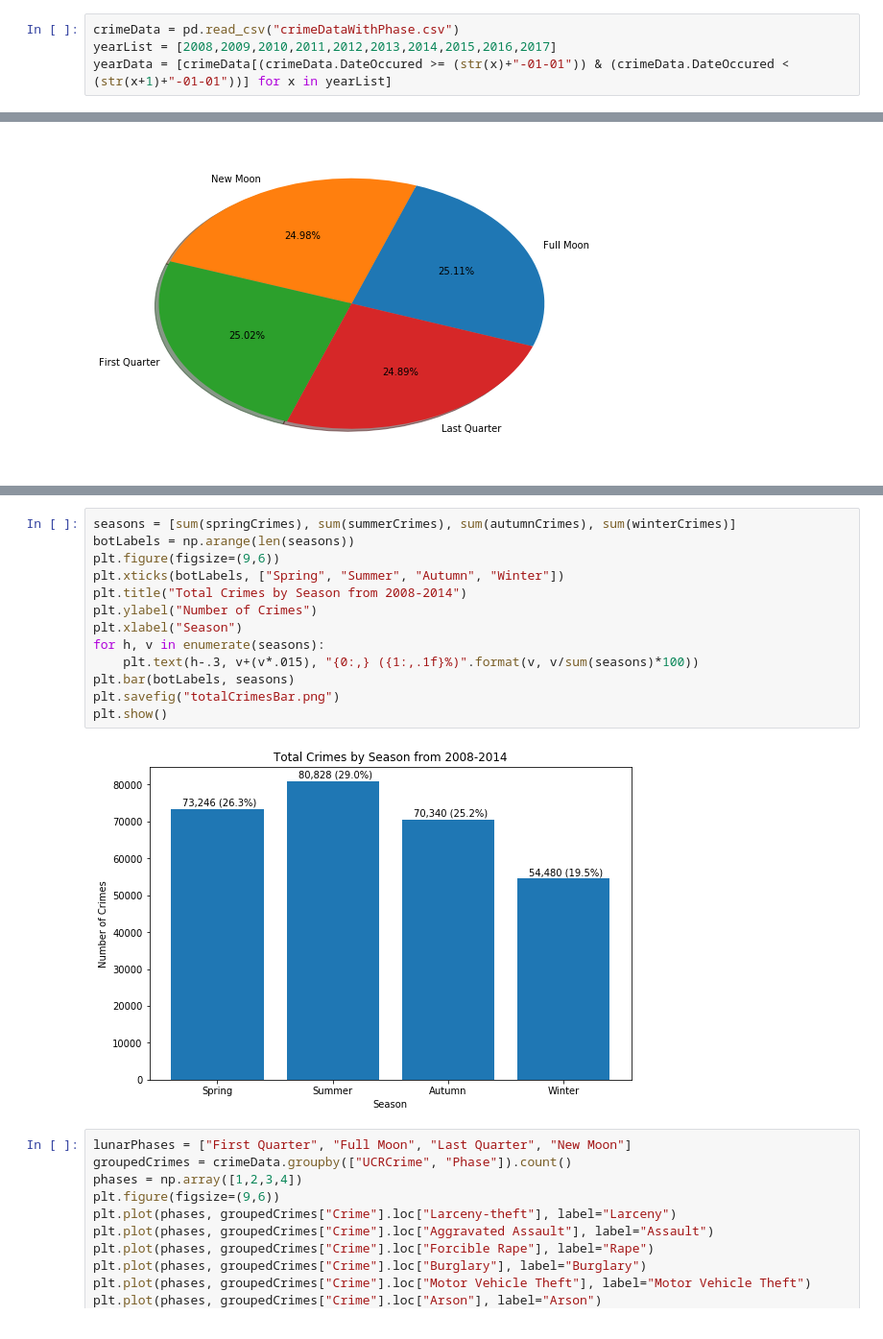
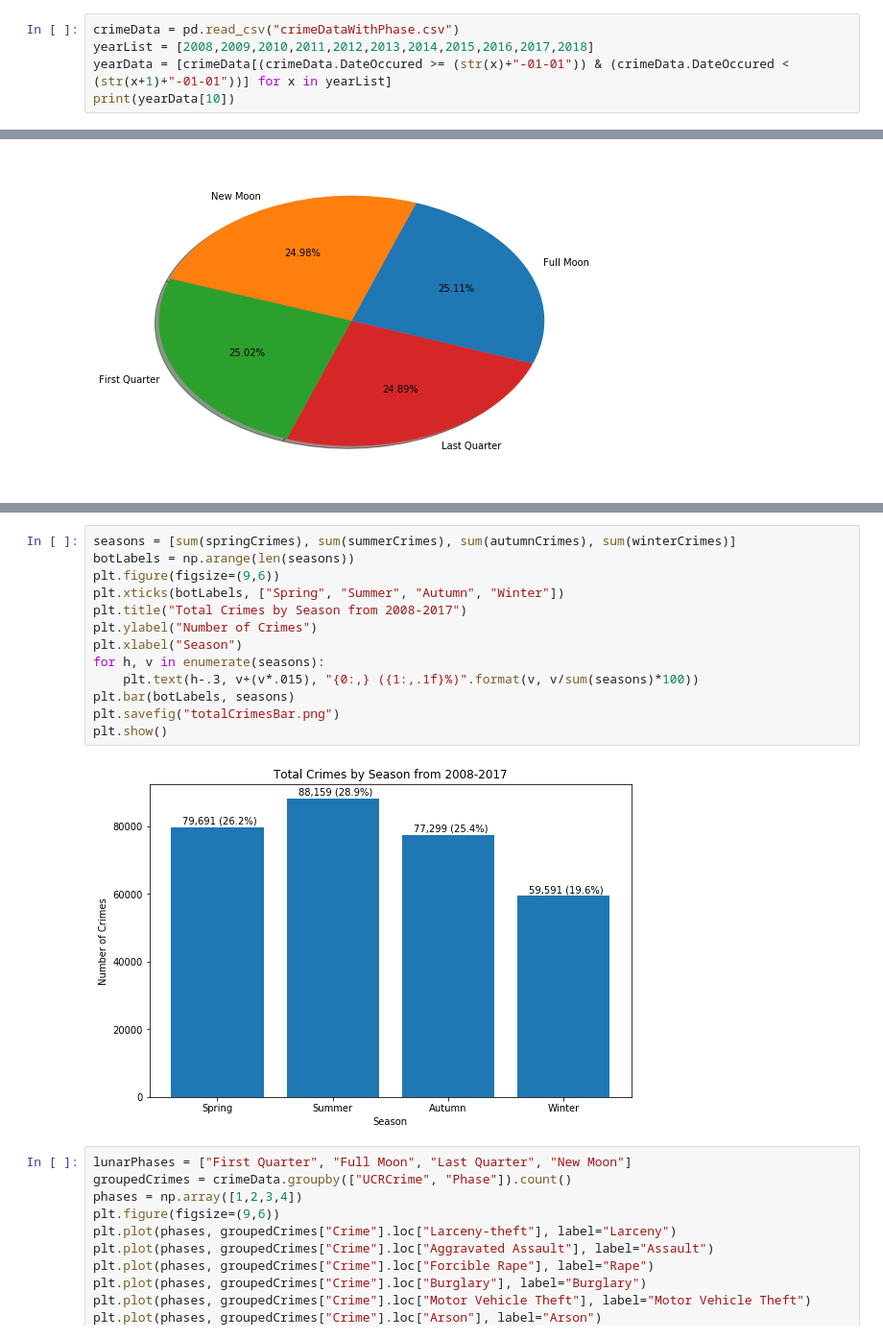
Before and after one commit to Nnothdurft/GroupC, a Jupyter notebook: dataAnalysis.ipynb, the cells around one changed output, grey strips where cells are left out. Shown at 96% size. Saved outputs shown, nothing was run; the diff lists cells and outputs as text.

```diff
--- a/dataAnalysis.ipynb
+++ b/dataAnalysis.ipynb
@@ -4,5 +4,6 @@ import numpy as np
 import matplotlib.pyplot as plt
 # %%
 crimeData = pd.read_csv("crimeDataWithPhase.csv")
-yearList = [2008,2009,2010,2011,2012,2013,2014,2015,2016,2017]
+yearList = [2008,2009,2010,2011,2012,2013,2014,2015,2016,2017,2018]
 yearData = [crimeData[(crimeData.DateOccured >= (str(x)+"-01-01")) & (crimeData.DateOccured < (str(x+1)+"-01-01"))] for x in yearList]
+print(yearData[10])
@@ -62,18 +81,18 @@ plt.show()
 # %%
 seasons = [sum(springCrimes), sum(summerCrimes), sum(autumnCrimes), sum(winterCrimes)]
 botLabels = np.arange(len(seasons))
 plt.figure(figsize=(9,6))
 plt.xticks(botLabels, ["Spring", "Summer", "Autumn", "Winter"])
-plt.title("Total Crimes by Season from 2008-2014")
+plt.title("Total Crimes by Season from 2008-2017")
 plt.ylabel("Number of Crimes")
 plt.xlabel("Season")
 for h, v in enumerate(seasons):
     plt.text(h-.3, v+(v*.015), "{0:,} ({1:,.1f}%)".format(v, v/sum(seasons)*100))
 plt.bar(botLabels, seasons)
 plt.savefig("totalCrimesBar.png")
 plt.show()
 # %% [output]
-[figure, old version]
+[figure, new version]
 # %%
 lunarPhases = ["First Quarter", "Full Moon", "Last Quarter", "New Moon"]
 groupedCrimes = crimeData.groupby(["UCRCrime", "Phase"]).count()
```
Also changed, not shown: parts of 6 cells of this notebook, 4 other files.
